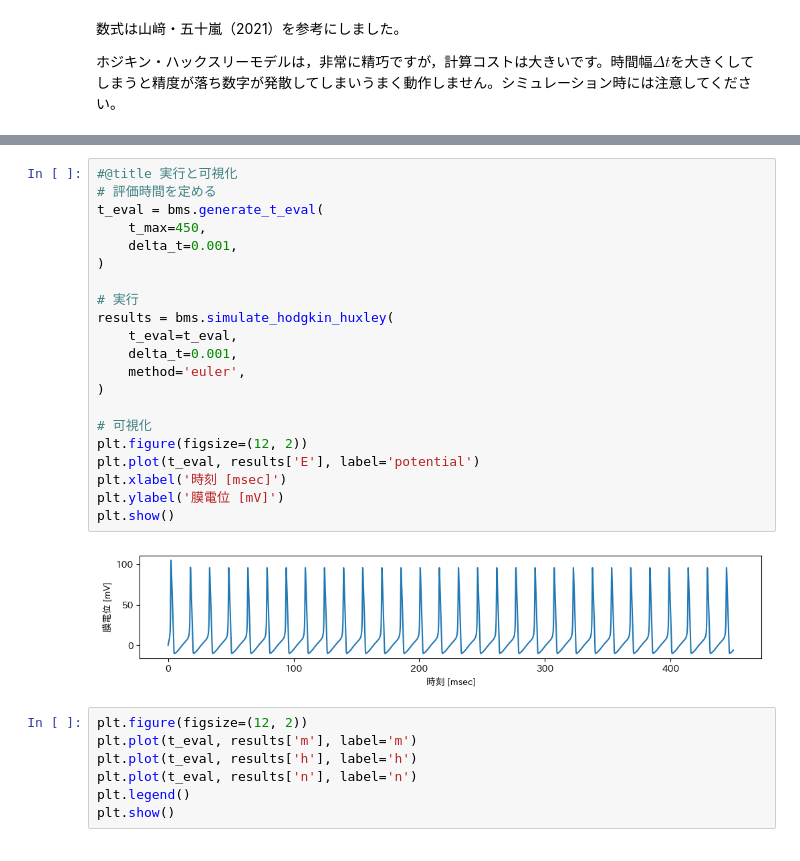
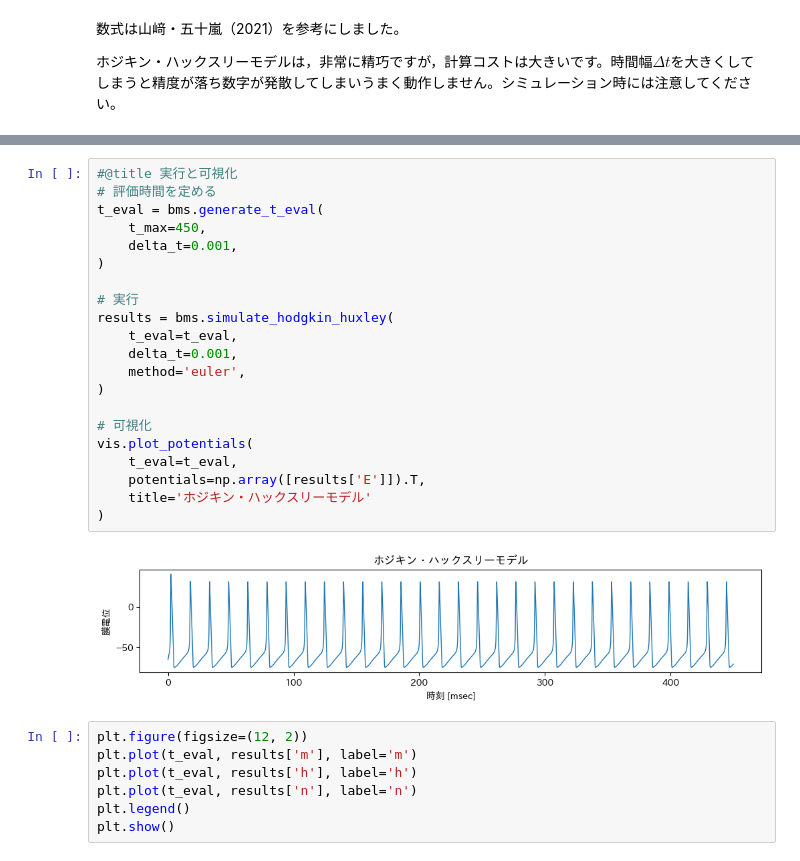
Before and after one commit to CPcolloquium/cp_program_book, a Jupyter notebook: 3_Biophysical-model/3_Biophysical-model.ipynb, the cells around one changed output, grey strips where cells are left out. Saved outputs shown, nothing was run; the diff lists cells and outputs as text.

```diff
--- a/3_Biophysical-model/3_Biophysical-model.ipynb
+++ b/3_Biophysical-model/3_Biophysical-model.ipynb
@@ -1088,26 +1108,26 @@ plt.show()
 # %%
 #@title 実行と可視化
 # 評価時間を定める
 t_eval = bms.generate_t_eval(
     t_max=450,
     delta_t=0.001,
 )
 
 # 実行
 results = bms.simulate_hodgkin_huxley(
     t_eval=t_eval,
     delta_t=0.001,
     method='euler',
 )
 
 # 可視化
-plt.figure(figsize=(12, 2))
-plt.plot(t_eval, results['E'], label='potential')
-plt.xlabel('時刻 [msec]')
-plt.ylabel('膜電位 [mV]')
-plt.show()
+vis.plot_potentials(
+    t_eval=t_eval,
+    potentials=np.array([results['E']]).T,
+    title='ホジキン・ハックスリーモデル'
+)
 # %% [output]
-[figure, old version]
+[figure, new version]
 # %%
 plt.figure(figsize=(12, 2))
 plt.plot(t_eval, results['m'], label='m')
```
Also changed, not shown: parts of 9 cells of this notebook.
